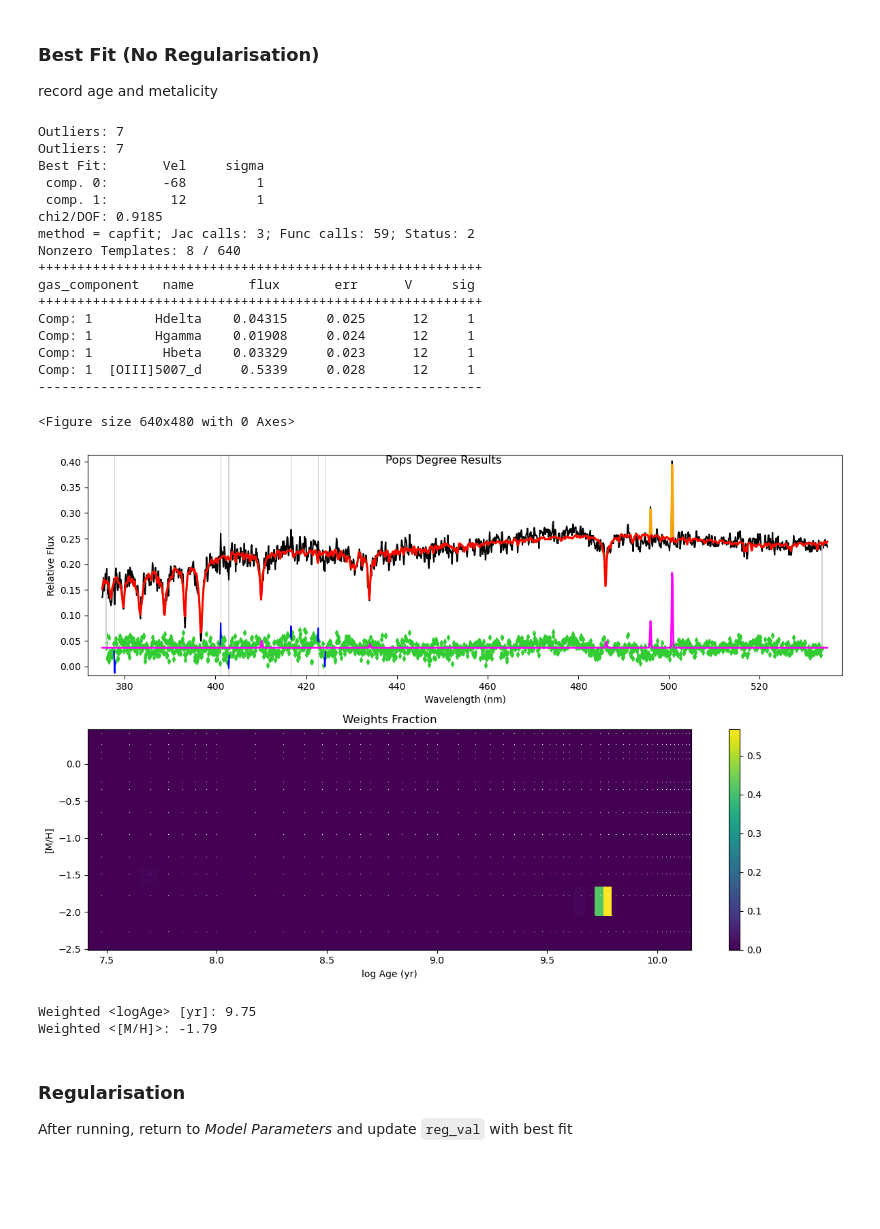
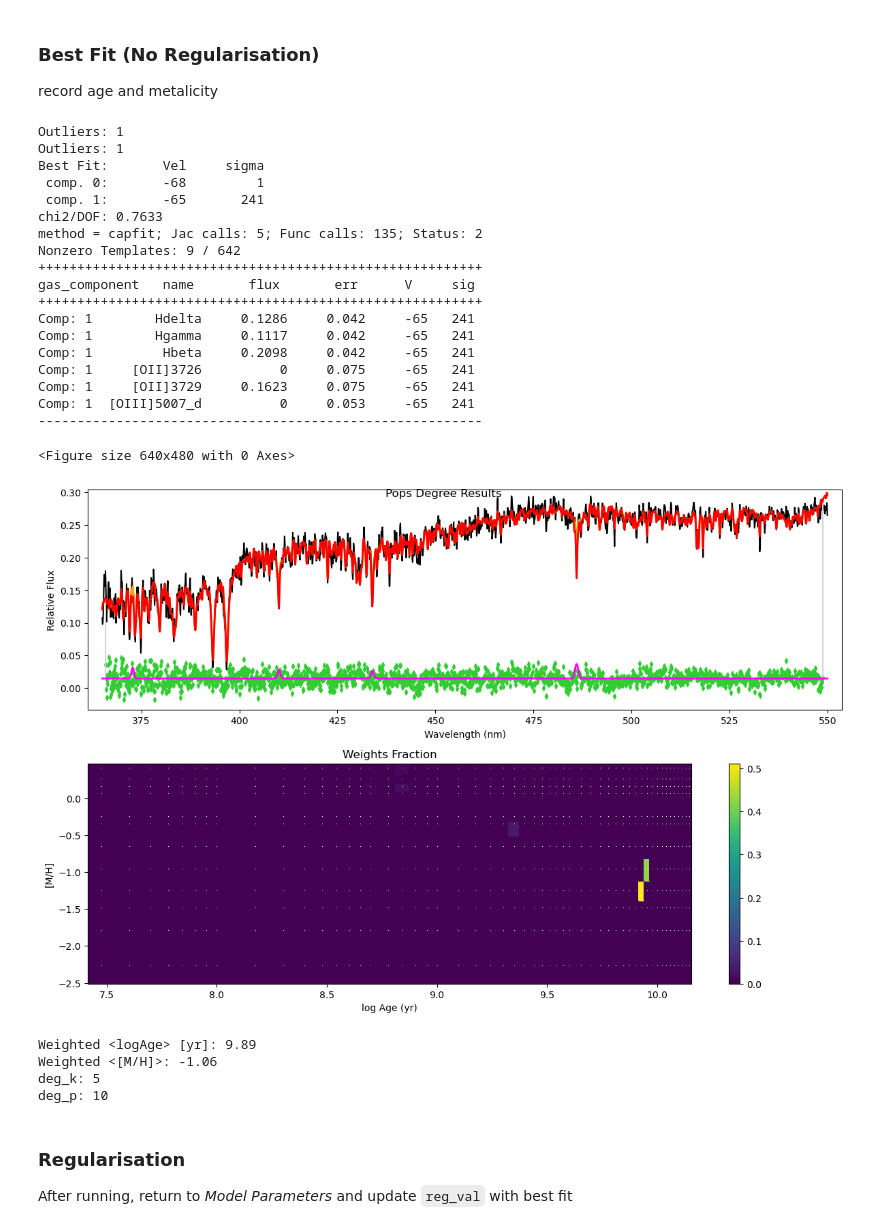
Before and after one commit to daniel-lyon/CAS-Summer-Project, a Jupyter notebook: scripts/stellar_pops.ipynb, the cells around one changed output. Saved outputs shown, nothing was run; the diff lists cells and outputs as text; code cells hidden in the pictures; blank space fills up the shorter version.

```diff
--- a/scripts/stellar_pops.ipynb
+++ b/scripts/stellar_pops.ipynb
@@ -19,8 +13,8 @@ class HaltException(Exception): pass
 # %% [markdown]
 ### Files
 # %%
-fittable_file = '/home/daniel/Documents/Swinburne/ultra-diffuse-galaxies/results_GC/NGC_247/GCs/obj3/mean_NCS.fits'
-out_dir = '/home/daniel/Documents/Swinburne/ultra-diffuse-galaxies/results_SP/NGC_247/GCs/obj3/'
+fittable_file = '/home/daniel/Documents/Swinburne/ultra-diffuse-galaxies/results_GC/NGC_247/GCs/obj1/mean_NCS.fits'
+out_dir = '/home/daniel/Documents/Swinburne/ultra-diffuse-galaxies/results_SP/NGC_247/GCs/'
 
 model_dir = '/home/daniel/Documents/Swinburne/ultra-diffuse-galaxies/MILES_BASTI_KU_baseFe/'
 
@@ -39,12 +33,11 @@ change `n_balmer` to be the number of H outputs in the source. If unknown, run w
 `n_forbidden` is the number of non H outputs
 # %%
 #### FOR DF9 L_BL_4550 (out of focus)
-zi = 0.000355 #redshift guess
+zi = 0.00052 #redshift guess
 FWHM_data = 4550 / 1800 # data resolution
 start0=0 ;  start1=10
-mask_l=3750; mask_h=5350 # wavelength masks to apply at either end
-deg_k=5 ; deg_p=6; reg_val=0.1 # final polynomial / multiplicitive / regularisations to apply
-n_balmer = 3  ;  n_forbidden = 1   # need to know
+mask_l=3650; mask_h=5500 # wavelength masks to apply at either end
+n_balmer = 3  ;  n_forbidden = 3   # need to know
 region = "all_minus_10" # define a region to fit (default/all/no_mgb/blue/red/before_mgb/lt5100)
 
 # ----------------------------------------------------------------------------------------------
@@ -137,0 +183,2 @@ After running, return to *Model Parameters* and update `deg_k` with best fit
+# %%
+deg_k = 5
@@ -247,50 +252,60 @@ plt.show()
+# %%
+deg_p = 10
 # %% [markdown]
 ### Best Fit (No Regularisation)
 
 record age and metalicity
 # %%
 pp1 = ppxf.ppxf.ppxf(templates, galaxy, noise1, VelScale, [pp.sol[0], pp.sol[1]], fixed=fixed, goodpixels=goodPixels,
-       plot=True, moments=moments, degree=deg_k, mdegree=deg_p, vsyst=dv, lam=wave,
-       clean=True, regul=False, reg_dim=reg_dim, component=component,
-       gas_component=gas_component, gas_names=gas_names)  # ,velscale_ratio=velscale_ratio)
+    plot=True, moments=moments, degree=deg_k, mdegree=deg_p, vsyst=dv, lam=wave,
+    clean=True, regul=False, reg_dim=reg_dim, component=component,
+    gas_component=gas_component, gas_names=gas_names)  # ,velscale_ratio=velscale_ratio)
 
 plt.clf()
 plt.figure(figsize=(12, 8))
 plt.subplot(211)
 pp1.plot()
 plt.subplot(212)
 weights = pp1.weights[~gas_component]
 weights = weights.reshape(reg_dim)/weights.sum()
 miles.plot(weights)
 plt.tight_layout()
 plt.suptitle("Pops Degree Results")
-plt.savefig(out_dir+'fit_noreg.png')
+if write_out:
+    plt.savefig(out_dir+'fit_noreg.png')
 plt.show()
 
 mwt, mwz = miles.mean_age_metal(weights)
 snr = np.median(pp1.bestfit) / np.std(galaxy - pp1.bestfit)
 plt.show()
+
+print(f'deg_k: {deg_k}')
+print(f'deg_p: {deg_p}')
 # %% [output]
-Outliers: 7
-Outliers: 7
+Outliers: 1
+Outliers: 1
 Best Fit:       Vel     sigma
  comp. 0:       -68         1
- comp. 1:        12         1
-chi2/DOF: 0.9185
-method = capfit; Jac calls: 3; Func calls: 59; Status: 2
-Nonzero Templates: 8 / 640
+ comp. 1:       -65       241
+chi2/DOF: 0.7633
+method = capfit; Jac calls: 5; Func calls: 135; Status: 2
+Nonzero Templates: 9 / 642
 +++++++++++++++++++++++++++++++++++++++++++++++++++++++++
 gas_component   name       flux       err      V     sig
 +++++++++++++++++++++++++++++++++++++++++++++++++++++++++
-Comp: 1        Hdelta    0.04315     0.025      12     1
-Comp: 1        Hgamma    0.01908     0.024      12     1
-Comp: 1         Hbeta    0.03329     0.023      12     1
-Comp: 1  [OIII]5007_d     0.5339     0.028      12     1
+Comp: 1        Hdelta     0.1286     0.042     -65   241
+Comp: 1        Hgamma     0.1117     0.042     -65   241
+Comp: 1         Hbeta     0.2098     0.042     -65   241
+Comp: 1     [OII]3726          0     0.075     -65   241
+Comp: 1     [OII]3729     0.1623     0.075     -65   241
+Comp: 1  [OIII]5007_d          0     0.053     -65   241
 ---------------------------------------------------------
 <Figure size 640x480 with 0 Axes>
-[figure, old version]
+[figure, new version]
-Weighted <logAge> [yr]: 9.75
-Weighted <[M/H]>: -1.79
+Weighted <logAge> [yr]: 9.89
+Weighted <[M/H]>: -1.06
+deg_k: 5
+deg_p: 10
 # %% [markdown]
 ### Regularisation
 
```
Also changed, not shown: parts of 11 cells of this notebook, 41 other files.
